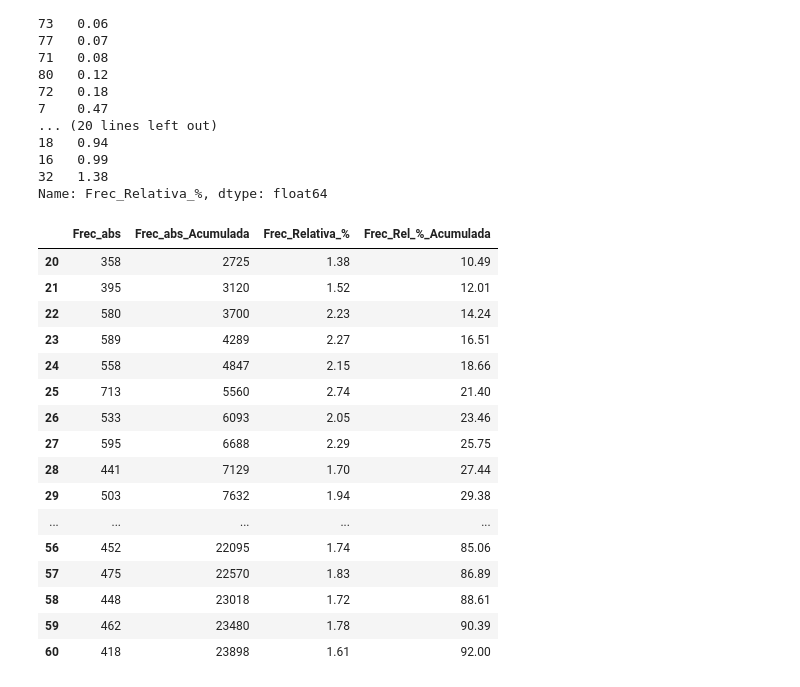
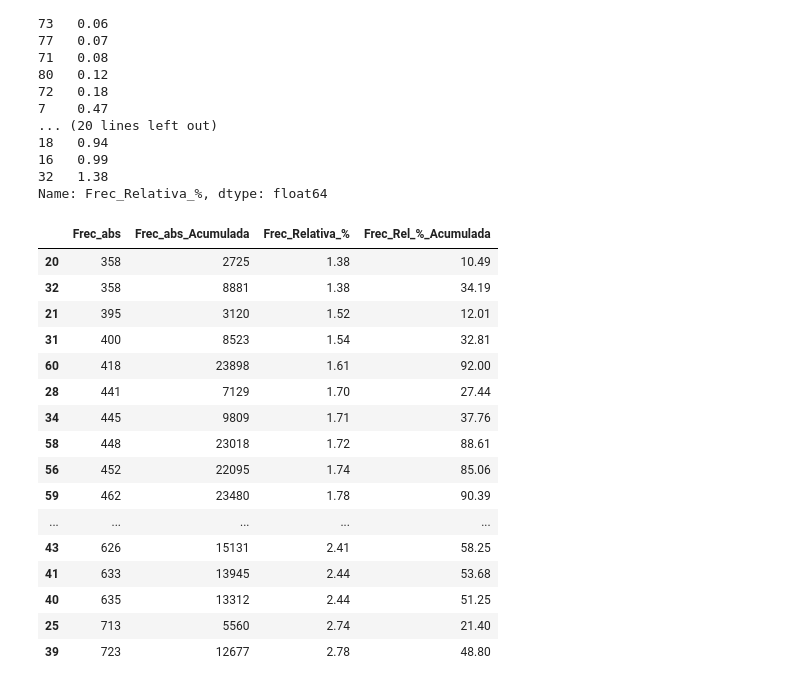
Before and after one commit to MHerrera11/Coderhouse, a Jupyter notebook: notebooks/Satisfacción de Clientes en Vuelos.ipynb, the cells around one changed output. Drawn from its saved outputs; the diff is of its cells as text; code cells hidden in the pictures.

```diff
--- a/notebooks/Satisfacción de Clientes en Vuelos.ipynb
+++ b/notebooks/Satisfacción de Clientes en Vuelos.ipynb
@@ -540,23 +540,23 @@ frec_df['Frec_Relativa_%'].sort_values(ascending=True).head(35)
 32   1.38
 Name: Frec_Relativa_%, dtype: float64
 # %%
-# De esta forma trabajaremos con valores que representen igual o más de su valor per se en frecuencias, en este caso, "1.33%" (1/75).
-frec_df.loc[frec_df['Frec_Relativa_%'] >= 1.33]
+# De esta forma trabajaremos con valores que representen igual o más de su valor per se en frecuencias, en este caso, "1.33%", resultado que surge de dividir cada valor único por la totalidad de valores únicos (1/75)
+frec_df.loc[frec_df['Frec_Relativa_%'] >= 1.33].sort_values(by='Frec_Relativa_%',ascending=True)
 # %% [output]
 |  | Frec_abs | Frec_abs_Acumulada | Frec_Relativa_% | Frec_Rel_%_Acumulada |
 | 20 | 358 | 2725 | 1.38 | 10.49 |
+| 32 | 358 | 8881 | 1.38 | 34.19 |
 | 21 | 395 | 3120 | 1.52 | 12.01 |
-| 22 | 580 | 3700 | 2.23 | 14.24 |
-| 23 | 589 | 4289 | 2.27 | 16.51 |
-| 24 | 558 | 4847 | 2.15 | 18.66 |
+| 31 | 400 | 8523 | 1.54 | 32.81 |
+| 60 | 418 | 23898 | 1.61 | 92.00 |
+| 28 | 441 | 7129 | 1.70 | 27.44 |
+| 34 | 445 | 9809 | 1.71 | 37.76 |
+| 58 | 448 | 23018 | 1.72 | 88.61 |
+| 56 | 452 | 22095 | 1.74 | 85.06 |
+| 59 | 462 | 23480 | 1.78 | 90.39 |
+| ... | ... | ... | ... | ... |
+| 43 | 626 | 15131 | 2.41 | 58.25 |
+| 41 | 633 | 13945 | 2.44 | 53.68 |
+| 40 | 635 | 13312 | 2.44 | 51.25 |
 | 25 | 713 | 5560 | 2.74 | 21.40 |
-| 26 | 533 | 6093 | 2.05 | 23.46 |
-| 27 | 595 | 6688 | 2.29 | 25.75 |
-| 28 | 441 | 7129 | 1.70 | 27.44 |
-| 29 | 503 | 7632 | 1.94 | 29.38 |
-| ... | ... | ... | ... | ... |
-| 56 | 452 | 22095 | 1.74 | 85.06 |
-| 57 | 475 | 22570 | 1.83 | 86.89 |
-| 58 | 448 | 23018 | 1.72 | 88.61 |
-| 59 | 462 | 23480 | 1.78 | 90.39 |
-| 60 | 418 | 23898 | 1.61 | 92.00 |
+| 39 | 723 | 12677 | 2.78 | 48.80 |
```
